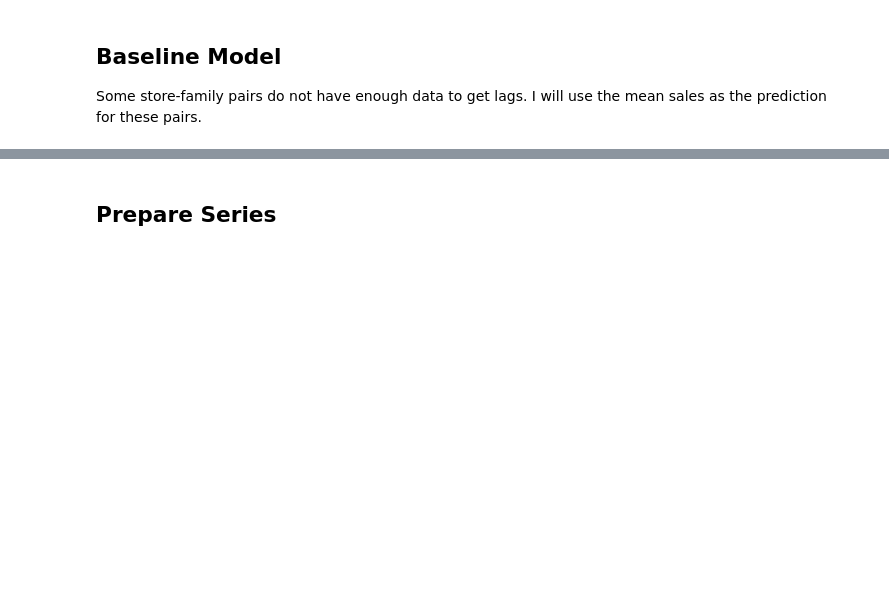
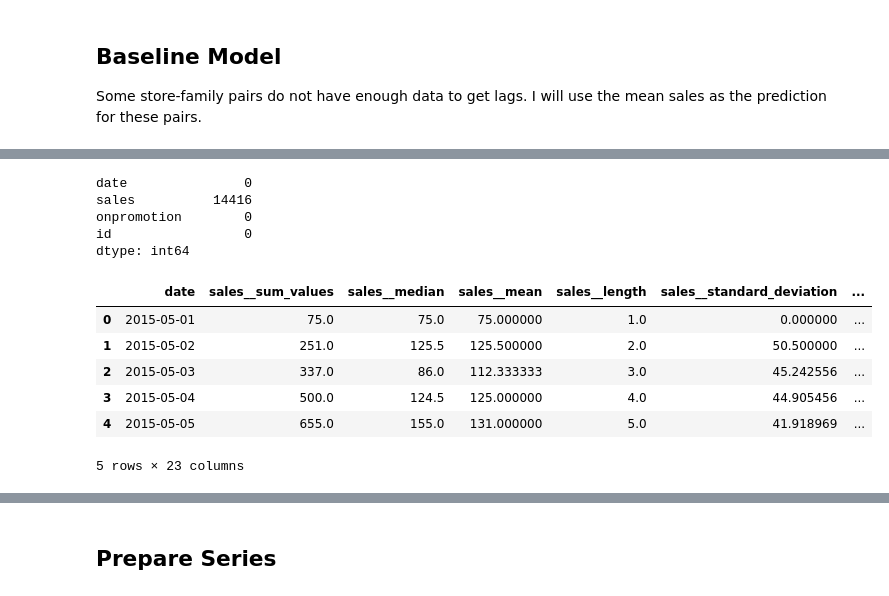
Before and after one commit to Tikhon-Radkevich/Store-Sales, a Jupyter notebook: notebooks/light_gbm/darts_draft.ipynb, the cells around one changed output, grey strips where cells are left out. Cells and saved outputs as stored; diff of their text form; code cells hidden in the pictures; blank space fills up the shorter version.

```diff
--- a/notebooks/light_gbm/darts_draft.ipynb
+++ b/notebooks/light_gbm/darts_draft.ipynb
@@ -81,0 +169,22 @@ mean_sales_df.head()
+# %%
+all_train_rolls.isna().sum()
+# %% [output]
+date               0
+sales          14416
+onpromotion        0
+id                 0
+dtype: int64
+# %%
+all_train_rolls.fillna(0, inplace=True)
+# %%
+train_featured = make_roll_features(all_train_rolls)
+# %%
+train_featured.head()
+# %% [output]
+|  | date | sales__sum_values | sales__median | sales__mean | sales__length | sales__standard_deviation | ... |
+| 0 | 2015-05-01 | 75.0 | 75.0 | 75.000000 | 1.0 | 0.000000 | ... |
+| 1 | 2015-05-02 | 251.0 | 125.5 | 125.500000 | 2.0 | 50.500000 | ... |
+| 2 | 2015-05-03 | 337.0 | 86.0 | 112.333333 | 3.0 | 45.242556 | ... |
+| 3 | 2015-05-04 | 500.0 | 124.5 | 125.000000 | 4.0 | 44.905456 | ... |
+| 4 | 2015-05-05 | 655.0 | 155.0 | 131.000000 | 5.0 | 41.918969 | ... |
+5 rows × 23 columns
```
Also changed, not shown: parts of 31 cells of this notebook.
